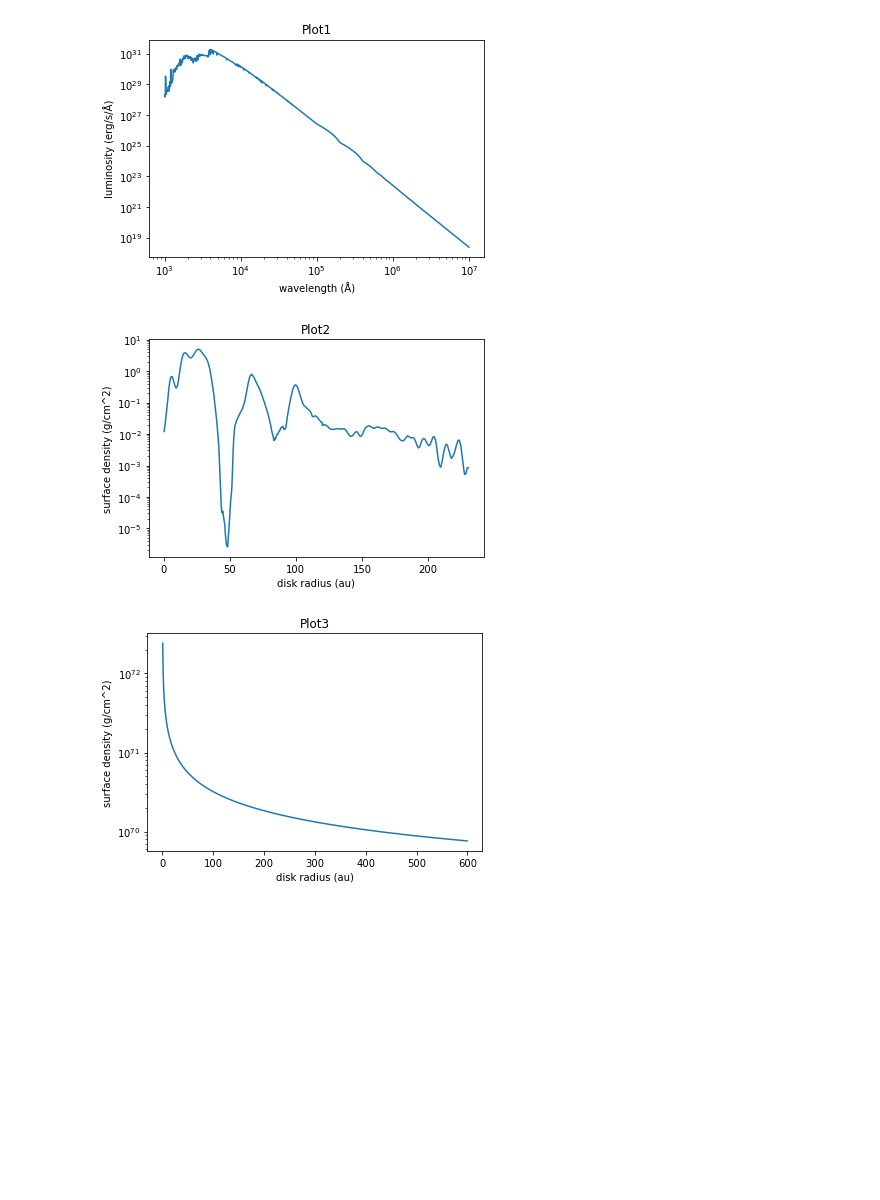
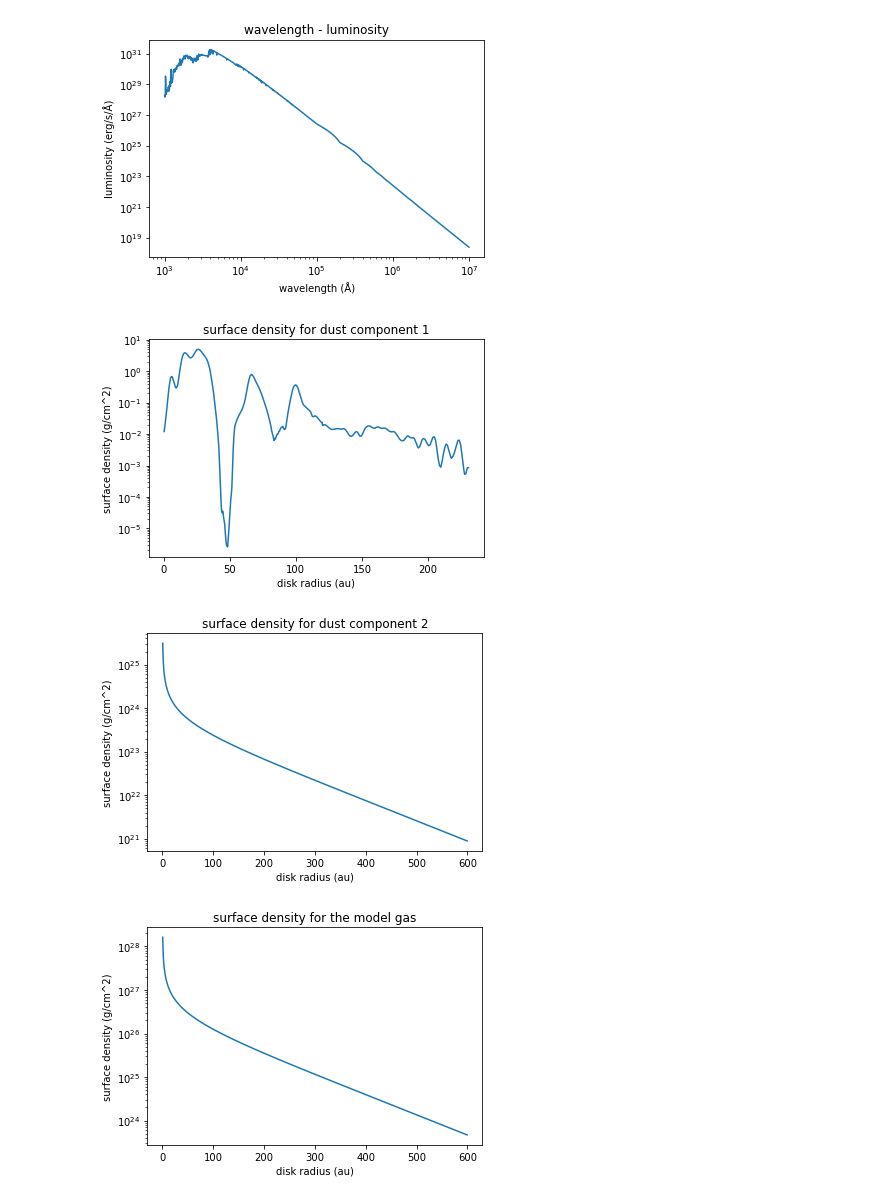
Before and after one commit to feilongm/Notebooks, a Jupyter notebook: notebooks/Plots.ipynb, the cells around one changed output. Drawn from its saved outputs; the diff is of its cells as text; code cells hidden in the pictures; blank space fills up the shorter version.

```diff
--- a/notebooks/Plots.ipynb
+++ b/notebooks/Plots.ipynb
@@ -1,39 +1,57 @@
 # %%
 import matplotlib.pyplot as plt
 import numpy as np
 import math
 
 filename1 = '/Users/mengfeilong/desktop/HD163296_spectra_modified_UV.txt'
 data1 = np.loadtxt(filename1)
 a = data1[:,0]
 b = data1[:,1]
 plt.loglog(a, b)
 plt.xlabel(r'wavelength (Å)')
 plt.ylabel(r'luminosity (erg/s/Å)')
-plt.title(r'Plot1')
+plt.title(r'wavelength - luminosity')
 plt.show()
 
 filename2 = '/Users/mengfeilong/desktop/sigma_lgdust_HD163296.txt'
 data2 = np.loadtxt(filename2)
 r = data2[:,0]
 z = data2[:,1]
 plt.semilogy(r,z)
-plt.title(r'Plot2')
+plt.title(r'surface density for dust component 1')
 plt.xlabel(r'disk radius (au)')
 plt.ylabel(r'surface density (g/cm^2)')
 plt.show()
 
-Md = 0.000266666666667 * 1.9891 * 10 ** 33
-gam = 0.8
-rc = 165.0 * 149597871 * 100000
-sigma_c = ((2 - gam) * Md) / (2 * math.pi) * rc ** 2
-sigma_gr = sigma_c * ((x / rc) ** (-1 * gam)) * np.exp((-1 * (x / rc) ** (2 - gam)))
-plt.semilogy(x, sigma_gr)
-plt.title(r'Plot3')
+Md1 = 0.000266666666667 * 1.9891 * 10 ** 33
+gam1 = 0.8
+rc1 = 165.0
+sigma_c1 = (1 / (10 ** 10)) * ((2 - gam1) * Md1) / (2 * math.pi) * rc1 ** 2
+sigma_gr1 = sigma_c1 * ((x / rc1) ** (-1 * gam1)) * np.exp((-1 * (x / rc1) ** (2 - gam1)))
+line2 = plt.semilogy(x, sigma_gr1)
+plt.title(r'surface density for dust component 2')
 plt.xlabel(r'disk radius (au)')
 plt.ylabel(r'surface density (g/cm^2)')
 plt.show()
+
+Md2 = 0.14 * 1.9891 * 10 ** 33
+gam2 = 0.8
+rc2 = 165.0
+sigma_c2 = (1 / (10 ** 10)) * ((2 - gam2) * Md2) / (2 * math.pi) * rc2 ** 2
+sigma_gr2 = sigma_c2 * ((x / rc2) ** (-1 * gam2)) * np.exp((-1 * (x / rc2) ** (2 - gam2)))
+line3 = plt.semilogy(x, sigma_gr2)
+plt.title(r'surface density for the model gas')
+plt.xlabel(r'disk radius (au)')
+plt.ylabel(r'surface density (g/cm^2)')
+plt.show()
+
+fig, ax = plt.subplots()
+ax.semilogy(r, z, label = 'dust component 1')
+ax.semilogy(x, sigma_gr1, label = 'dust component 2')
+ax.semilogy(x, sigma_gr2, label = 'the model gas')
+leg = ax.legend(loc = 'best')
 # %% [output]
-[figure, old version]
+[figure, new version]
-[figure, old version]
+[figure, new version]
-[figure, old version]
+[figure, new version]
+[figure, added]
```
Also changed, not shown: parts of 2 cells of this notebook.
